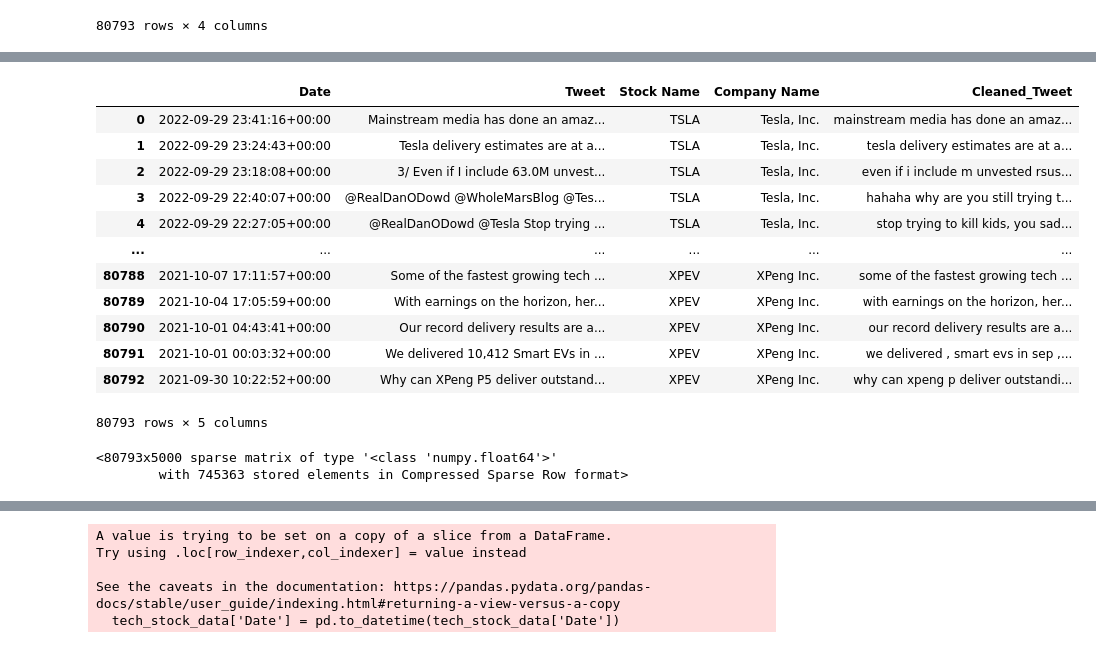
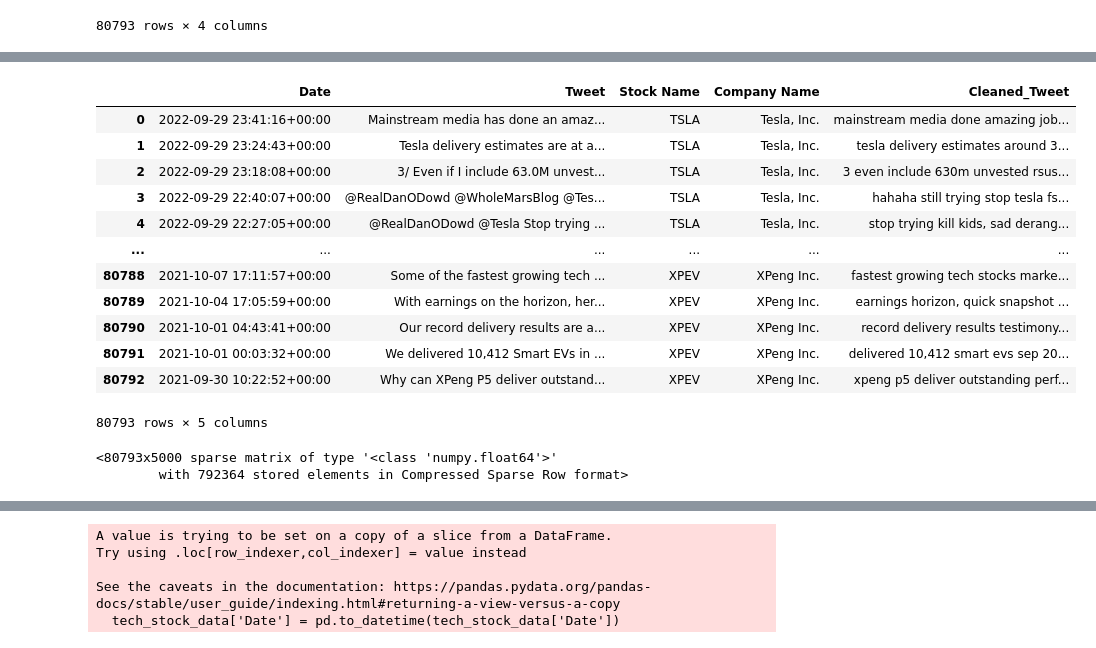
Before and after one commit to alizakhann2/twitter_sentiment_stock_analysis, a Jupyter notebook: randomForestModel.ipynb, the cells around one changed output, grey strips where cells are left out. Drawn from its saved outputs; the diff is of its cells as text; code cells hidden in the pictures.

```diff
--- a/randomForestModel.ipynb
+++ b/randomForestModel.ipynb
@@ -157,21 +156,33 @@ tweetsData
 80793 rows × 4 columns
 # %%
 import re
+import nltk
+from nltk.corpus import stopwords
 
+# Download stopwords if not already downloaded
+nltk.download('stopwords')
+
+# Define the preprocessing function
 def preprocess_tweet(text):
+    # List of stop words
+    stop_words = set(stopwords.words('english'))
+
     # Lowercase the text
     text = text.lower()
     # Remove URLs
     text = re.sub(r"http\S+|www\S+|https\S+", "", text, flags=re.MULTILINE)
     # Remove mentions and hashtags
     text = re.sub(r"@\w+|#\w+", "", text)
-    # Remove emojis
+    # Remove emojis and special characters
     text = re.sub(r"[^\w\s,]", "", text)
-    # Remove numbers
-    text = re.sub(r"\d+", "", text)
     # Remove extra whitespace
     text = re.sub(r"\s+", " ", text).strip()
-    return text
+
+    # Tokenize and remove stop words
+    tokens = text.split()
+    filtered_text = " ".join([word for word in tokens if word not in stop_words])
+
+    return filtered_text
 
 # Apply preprocessing to the Tweet column
 tweetsData['Cleaned_Tweet'] = tweetsData['Tweet'].apply(preprocess_tweet)
@@ -180,23 +194,23 @@ tweetsData
 |  | Date | Tweet | Stock Name | Company Name | Cleaned_Tweet |
-| 0 | 2022-09-29 23:41:16+00:00 | Mainstream media has done an amaz... | TSLA | Tesla, Inc. | mainstream media has done an amaz... |
-| 1 | 2022-09-29 23:24:43+00:00 | Tesla delivery estimates are at a... | TSLA | Tesla, Inc. | tesla delivery estimates are at a... |
-| 2 | 2022-09-29 23:18:08+00:00 | 3/ Even if I include 63.0M unvest... | TSLA | Tesla, Inc. | even if i include m unvested rsus... |
-| 3 | 2022-09-29 22:40:07+00:00 | @RealDanODowd @WholeMarsBlog @Tes... | TSLA | Tesla, Inc. | hahaha why are you still trying t... |
-| 4 | 2022-09-29 22:27:05+00:00 | @RealDanODowd @Tesla Stop trying ... | TSLA | Tesla, Inc. | stop trying to kill kids, you sad... |
+| 0 | 2022-09-29 23:41:16+00:00 | Mainstream media has done an amaz... | TSLA | Tesla, Inc. | mainstream media done amazing job... |
+| 1 | 2022-09-29 23:24:43+00:00 | Tesla delivery estimates are at a... | TSLA | Tesla, Inc. | tesla delivery estimates around 3... |
+| 2 | 2022-09-29 23:18:08+00:00 | 3/ Even if I include 63.0M unvest... | TSLA | Tesla, Inc. | 3 even include 630m unvested rsus... |
+| 3 | 2022-09-29 22:40:07+00:00 | @RealDanODowd @WholeMarsBlog @Tes... | TSLA | Tesla, Inc. | hahaha still trying stop tesla fs... |
+| 4 | 2022-09-29 22:27:05+00:00 | @RealDanODowd @Tesla Stop trying ... | TSLA | Tesla, Inc. | stop trying kill kids, sad derang... |
 | ... | ... | ... | ... | ... | ... |
-| 80788 | 2021-10-07 17:11:57+00:00 | Some of the fastest growing tech ... | XPEV | XPeng Inc. | some of the fastest growing tech ... |
-| 80789 | 2021-10-04 17:05:59+00:00 | With earnings on the horizon, her... | XPEV | XPeng Inc. | with earnings on the horizon, her... |
-| 80790 | 2021-10-01 04:43:41+00:00 | Our record delivery results are a... | XPEV | XPeng Inc. | our record delivery results are a... |
-| 80791 | 2021-10-01 00:03:32+00:00 | We delivered 10,412 Smart EVs in ... | XPEV | XPeng Inc. | we delivered , smart evs in sep ,... |
-| 80792 | 2021-09-30 10:22:52+00:00 | Why can XPeng P5 deliver outstand... | XPEV | XPeng Inc. | why can xpeng p deliver outstandi... |
+| 80788 | 2021-10-07 17:11:57+00:00 | Some of the fastest growing tech ... | XPEV | XPeng Inc. | fastest growing tech stocks marke... |
+| 80789 | 2021-10-04 17:05:59+00:00 | With earnings on the horizon, her... | XPEV | XPeng Inc. | earnings horizon, quick snapshot ... |
+| 80790 | 2021-10-01 04:43:41+00:00 | Our record delivery results are a... | XPEV | XPeng Inc. | record delivery results testimony... |
+| 80791 | 2021-10-01 00:03:32+00:00 | We delivered 10,412 Smart EVs in ... | XPEV | XPeng Inc. | delivered 10,412 smart evs sep 20... |
+| 80792 | 2021-09-30 10:22:52+00:00 | Why can XPeng P5 deliver outstand... | XPEV | XPeng Inc. | xpeng p5 deliver outstanding perf... |
-80793 rows × 5 columns
+80793 rows × 5 columns
 # %%
 # Transforming the tweet data using the same TF_IDF vectorizer
 transformedTweets = vectorizer.transform(tweetsData['Cleaned_Tweet'])
 transformedTweets
 # %% [output]
 <80793x5000 sparse matrix of type '<class 'numpy.float64'>'
-        with 745363 stored elements in Compressed Sparse Row format>
+        with 792364 stored elements in Compressed Sparse Row format>
 # %%
 # Making our predictions on the data using our SVM model
 
```
Also changed, not shown: parts of 5 cells of this notebook, 1 other file.
